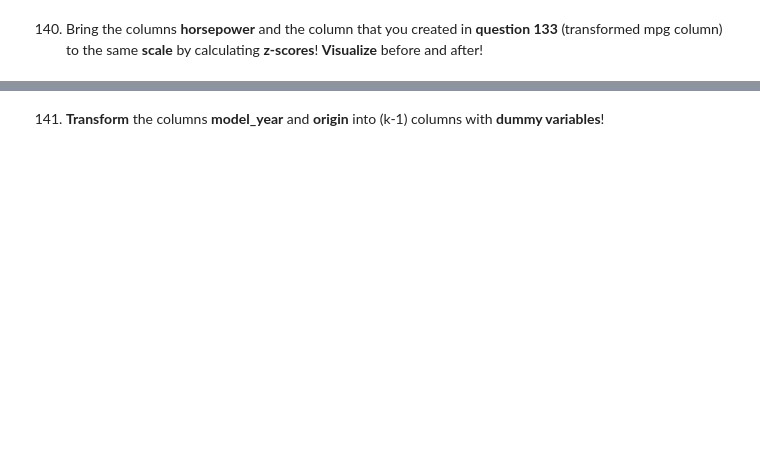
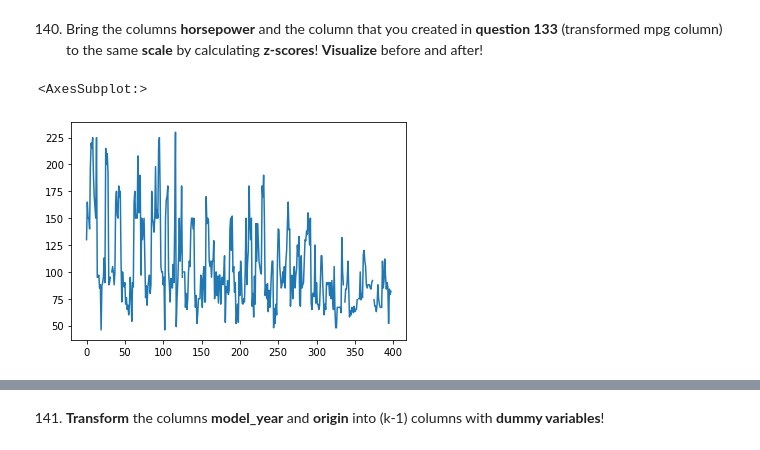
Before and after one commit to hamednasr/Coding_Exercises, a Jupyter notebook: Coding_Exercises/Exercise_15.ipynb, the cells around one changed output, grey strips where cells are left out. Saved outputs shown, nothing was run; the diff lists cells and outputs as text; code cells hidden in the pictures; blank space fills up the shorter version.

```diff
--- a/Coding_Exercises/Exercise_15.ipynb
+++ b/Coding_Exercises/Exercise_15.ipynb
@@ -37,2 +120,5 @@ If you need some further help or if you want to check your code, you can also ch
 # %% [markdown]
 138. __Bin / discretize__ the __weight__ column! The __25%__ of cars with the __lowest weight__ shall get the label __"light"__, the __25%__ of cars with the __highest weight__ shall get the label __"heavy"__ and the remaining __50%__ the label __"medium"__! Create a new column __"weight_cat"__!
+# %%
+labels = ['light','medium','highest weight']
+pd.qcut(cars.weight,[0,0.25,0.75,1],labels=labels)
@@ -38,0 +139,2 @@ If you need some further help or if you want to check your code, you can also ch
+# %%
+cars['weight_cat'] = pd.qcut(cars.weight,[0,0.25,0.75,1],labels=labels)
@@ -41,2 +168,7 @@ If you need some further help or if you want to check your code, you can also ch
 # %% [markdown]
 140. Bring the columns __horsepower__ and the column that you created in __question 133__ (transformed mpg column) to the same __scale__ by calculating __z-scores__! __Visualize__ before and after!
+# %%
+cars.horsepower.plot()
+# %% [output]
+<AxesSubplot:>
+[figure, added]
```
Also changed, not shown: parts of 20 cells of this notebook.
